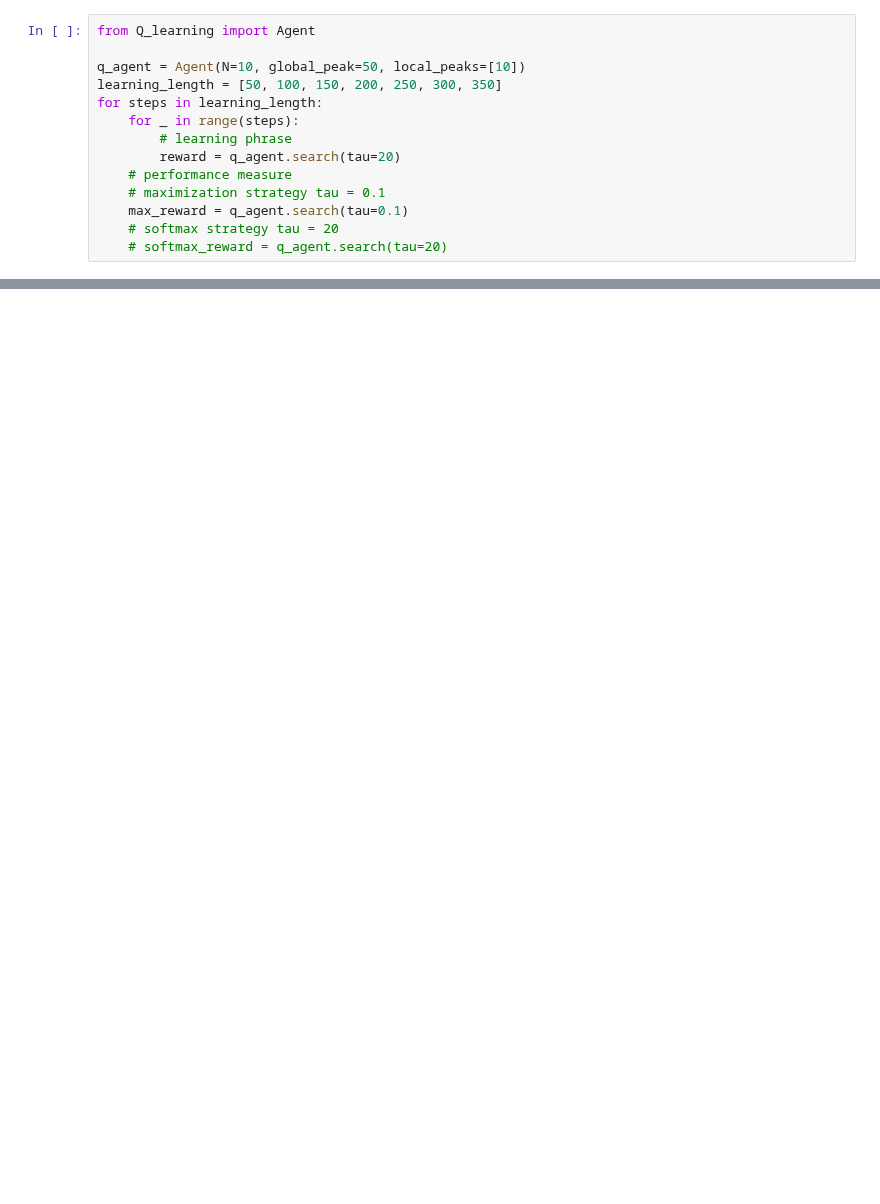
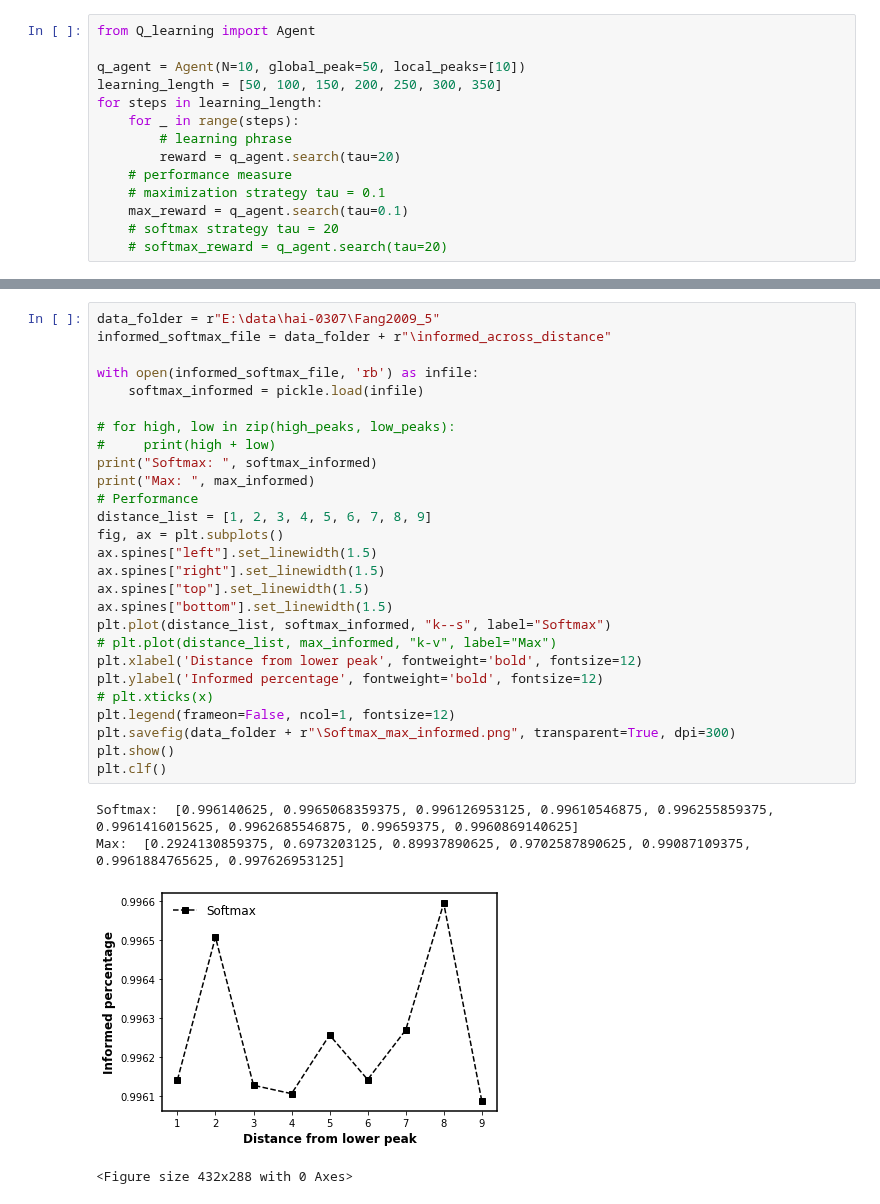
Before and after one commit to GrandJune/HAI, a Jupyter notebook: Fang2009/Results.ipynb, the cells around one changed output, grey strips where cells are left out. Cells and saved outputs as stored; diff of their text form; blank space fills up the shorter version.

```diff
--- a/Fang2009/Results.ipynb
+++ b/Fang2009/Results.ipynb
@@ -89 +84,33 @@ plt.clf()
 <Figure size 432x288 with 0 Axes>
+# %%
+data_folder = r"E:\data\hai-0307\Fang2009_5"
+informed_softmax_file = data_folder + r"\informed_across_distance"
+
+with open(informed_softmax_file, 'rb') as infile:
+    softmax_informed = pickle.load(infile)
+
+# for high, low in zip(high_peaks, low_peaks):
+#     print(high + low)
+print("Softmax: ", softmax_informed)
+print("Max: ", max_informed)
+# Performance
+distance_list = [1, 2, 3, 4, 5, 6, 7, 8, 9]
+fig, ax = plt.subplots()
+ax.spines["left"].set_linewidth(1.5)
+ax.spines["right"].set_linewidth(1.5)
+ax.spines["top"].set_linewidth(1.5)
+ax.spines["bottom"].set_linewidth(1.5)
+plt.plot(distance_list, softmax_informed, "k--s", label="Softmax")
+# plt.plot(distance_list, max_informed, "k-v", label="Max")
+plt.xlabel('Distance from lower peak', fontweight='bold', fontsize=12)
+plt.ylabel('Informed percentage', fontweight='bold', fontsize=12)
+# plt.xticks(x)
+plt.legend(frameon=False, ncol=1, fontsize=12)
+plt.savefig(data_folder + r"\Softmax_max_informed.png", transparent=True, dpi=300)
+plt.show()
+plt.clf()
+# %% [output]
+Softmax:  [0.996140625, 0.9965068359375, 0.996126953125, 0.99610546875, 0.996255859375, 0.9961416015625, 0.9962685546875, 0.99659375, 0.9960869140625]
+Max:  [0.2924130859375, 0.6973203125, 0.89937890625, 0.9702587890625, 0.99087109375, 0.9961884765625, 0.997626953125]
+[figure, added]
+<Figure size 432x288 with 0 Axes>
```
Also changed, not shown: parts of 2 cells of this notebook, 4 other files.
